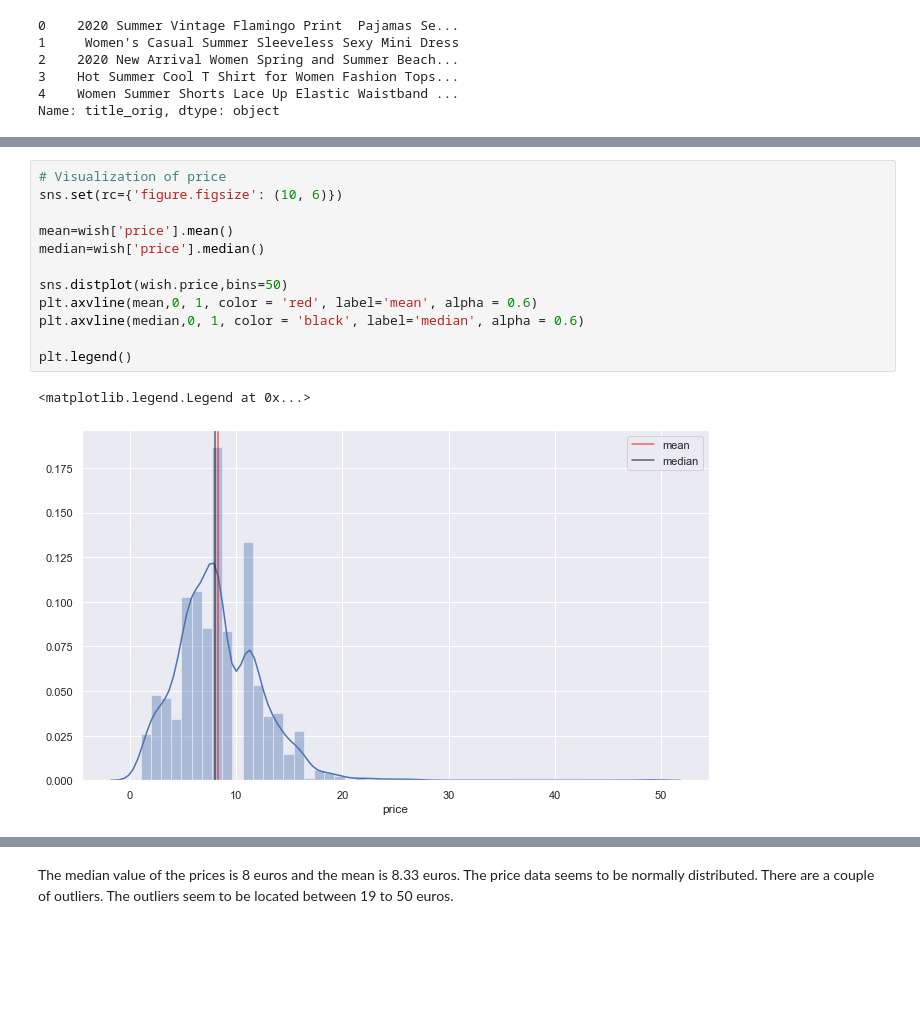
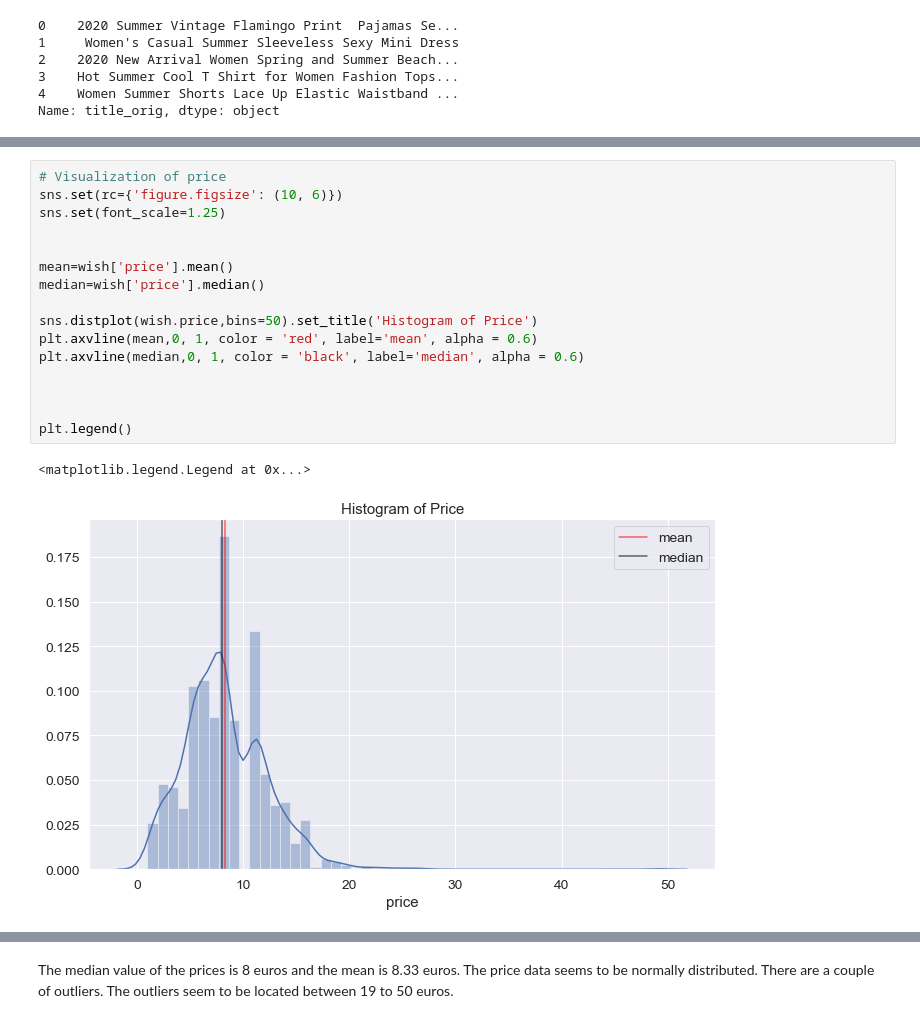
Before and after one commit to criosch1/Capstone_Final_Wish, a Jupyter notebook: Final Capstone Wish.ipynb, the cells around one changed output, grey strips where cells are left out. Cells and saved outputs as stored; diff of their text form; blank space fills up the shorter version.

```diff
--- a/Final Capstone Wish.ipynb
+++ b/Final Capstone Wish.ipynb
@@ -282,18 +310,22 @@ Name: price, dtype: float64
 # %%
 # Visualization of price
 sns.set(rc={'figure.figsize': (10, 6)})
+sns.set(font_scale=1.25)
+
 
 mean=wish['price'].mean()
 median=wish['price'].median()
 
-sns.distplot(wish.price,bins=50)
+sns.distplot(wish.price,bins=50).set_title('Histogram of Price')
 plt.axvline(mean,0, 1, color = 'red', label='mean', alpha = 0.6)
 plt.axvline(median,0, 1, color = 'black', label='median', alpha = 0.6)
 
+
+
 plt.legend()
 # %% [output]
 <matplotlib.legend.Legend at 0x...>
-[figure, old version]
+[figure, new version]
 # %%
 sns.set_context('poster')
 
```
Also changed, not shown: parts of 185 cells of this notebook.
